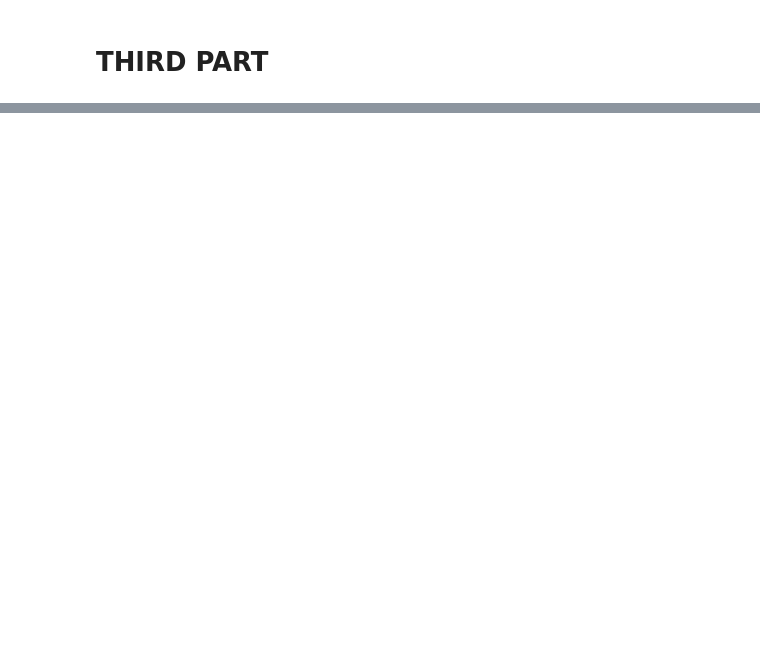
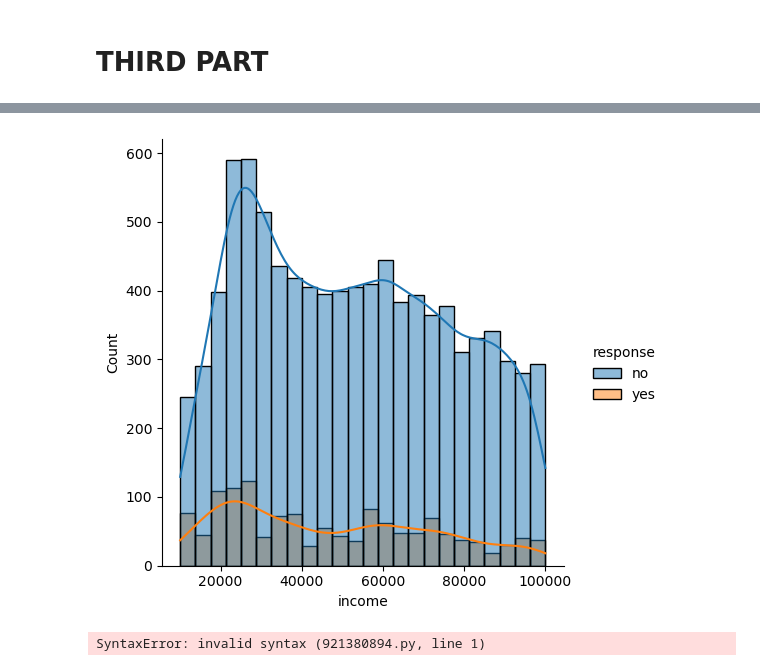
Before and after one commit to poppynevinadley/IronhackLabs, a Jupyter notebook: Jupyter Labs/WEEK ONE/Case Study Lab - Insurance Company.ipynb, the cells around one changed output, grey strips where cells are left out. Saved outputs shown, nothing was run; the diff lists cells and outputs as text; code cells hidden in the pictures; blank space fills up the shorter version.

```diff
--- a/Jupyter Labs/WEEK ONE/Case Study Lab - Insurance Company.ipynb
+++ b/Jupyter Labs/WEEK ONE/Case Study Lab - Insurance Company.ipynb
@@ -690,0 +871,26 @@ ca_df['state'] = ca_df['state'].replace('California', "West Region")
+# %%
+fg8 = sns.displot(x='income', hue = 'response', data=file3, kde=True)
+# %% [output]
+[figure, added]
+# %%
+pip install dython
+conda install -c conda-forge dython
+pip install git+https://github.com/shakedzy/dython.git`
+
+import pandas as pd
+from dython.nominal import associations
+
+from dython.nominal import identify_nominal_columns
+categorical_features=identify_nominal_columns(file3)
+categorical_features
+
+associations(file3, nominal_columns='auto', numerical_columns=None, mark_columns=False, nom_nom_assoc='cramer',
+num_num_assoc='pearson', bias_correction=True, nan_strategy=_REPLACE, nan_replace_value=_DEFAULT_REPLACE_VALUE, ax=None,
+figsize=None, annot=True, fmt='.2f', cmap=None, sv_color='silver', cbar=True, vmax=1.0, vmin=None, plot=True,
+compute_only=False, clustering=False, title=None, filename=None)
+
+complete_correlation= associations(file3, filename= 'complete_correlation.png', figsize=(10,10))
+file3_complete_corr=complete_correlation['corr']
+file3_complete_corr.dropna(axis=1, how='all').dropna(axis=0, how='all').style.background_gradient(cmap='coolwarm', axis=None).set_precision(2)
+# %% [output]
+SyntaxError: invalid syntax (921380894.py, line 1)
```
Also changed, not shown: parts of 87 cells of this notebook.
